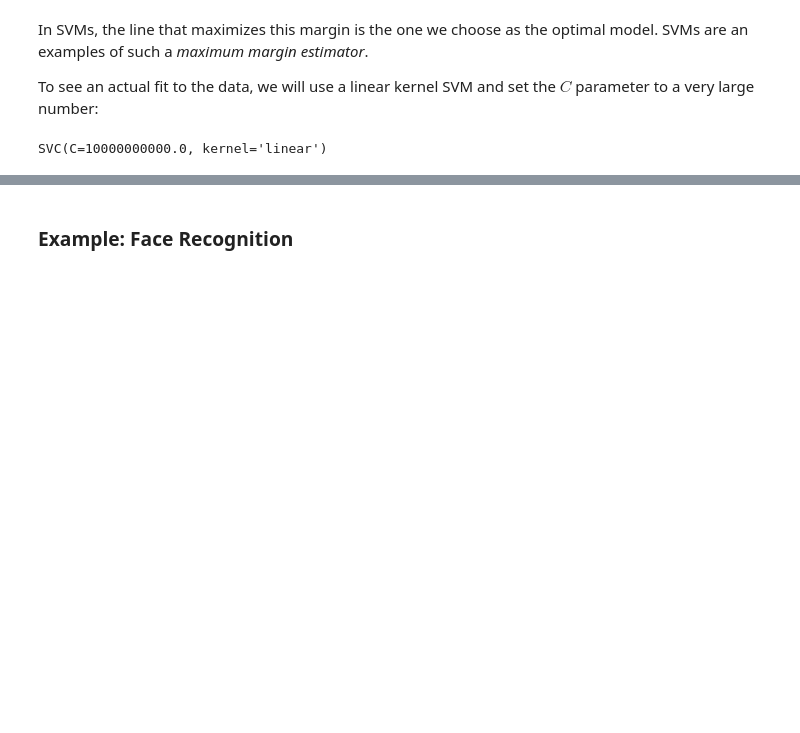
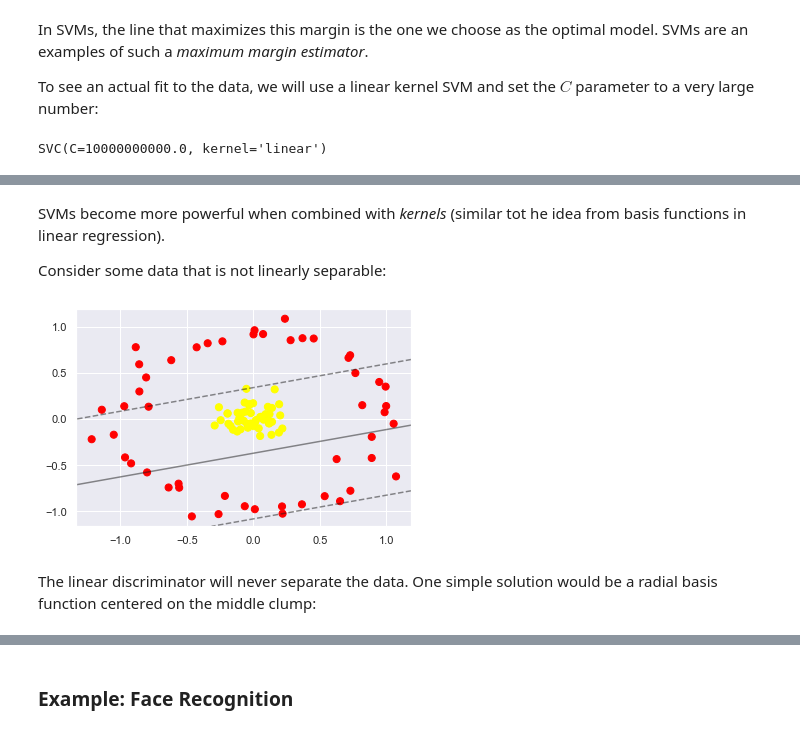
Before and after one commit to taylordunn/python-data-science-handbook, a Jupyter notebook: chapter5/chapter5.ipynb, the cells around one changed output, grey strips where cells are left out. Drawn from its saved outputs; the diff is of its cells as text; code cells hidden in the pictures; blank space fills up the shorter version.

```diff
--- a/chapter5/chapter5.ipynb
+++ b/chapter5/chapter5.ipynb
@@ -1466,0 +1470,16 @@ ValueError: X has 900 features, but SVC is expecting 2 features as input.
+# %% [markdown]
+SVMs become more powerful when combined with *kernels* (similar tot he idea from basis functions in linear regression).
+
+Consider some data that is not linearly separable:
+# %%
+from sklearn.datasets import make_circles
+X, y = make_circles(100, factor=0.1, noise=0.1)
+
+clf = SVC(kernel='linear').fit(X, y)
+
+plt.scatter(X[:, 0], X[:, 1], c=y, s=50, cmap='autumn')
+plot_svc_decision_function(clf, plot_support=False);
+# %% [output]
+[figure, added]
+# %% [markdown]
+The linear discriminator will never separate the data. One simple solution would be a radial basis function centered on the middle clump:
```
Also changed, not shown: parts of 7 cells of this notebook.
